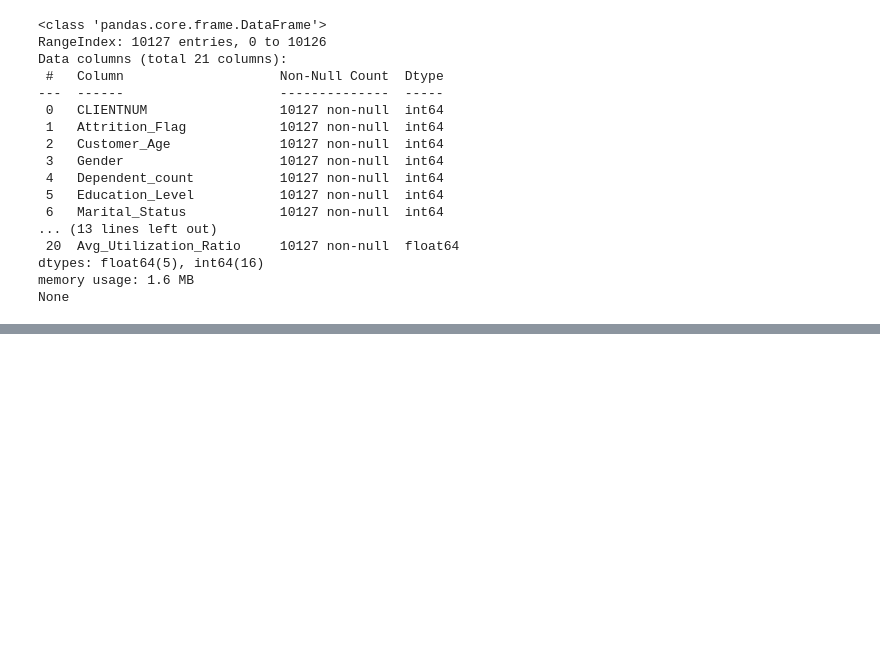
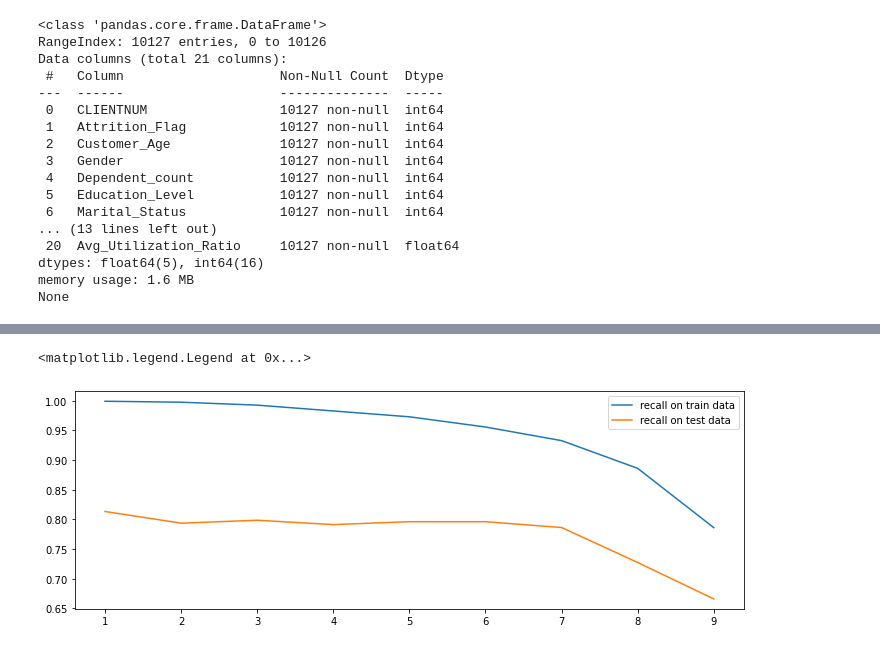
Before and after one commit to isidore-wong/Hayes-MachineLearning, a Jupyter notebook: code/03_Projects/04_Bank Customer Churn Prediction/RFC Prediction Optimized.ipynb, the cells around one changed output, grey strips where cells are left out. Saved outputs shown, nothing was run; the diff lists cells and outputs as text; code cells hidden in the pictures; blank space fills up the shorter version.

```diff
--- a/code/03_Projects/04_Bank Customer Churn Prediction/RFC Prediction Optimized.ipynb
+++ b/code/03_Projects/04_Bank Customer Churn Prediction/RFC Prediction Optimized.ipynb
@@ -88,0 +102,19 @@ for i in range(3, 25):
+# %%
+# retrain decision tree, exploring whether the max_depth has influence on model
+# y=1, class_weight=i, y=0, class_weight=10-i
+x_weight, test_weight, train_weight = [], [], []
+for i in range(1, 10):
+    rfc_weight = RandomForestClassifier(max_depth=12, class_weight={0:i, 1:10-i})
+    rfc_weight.fit(X_train, y_train)
+
+    train_weight += [recall_score(y_train, rfc_weight.predict(X_train))]
+    test_weight += [recall_score(y_test, rfc_weight.predict(X_test))]
+    x_weight += [i]
+
+plt.figure(figsize=(12, 4))
+plt.plot(x_weight, train_weight, label='recall on train data')
+plt.plot(x_weight, test_weight, label='recall on test data')
+plt.legend()
+# %% [output]
+<matplotlib.legend.Legend at 0x...>
+[figure, added]
```
Also changed, not shown: parts of 6 cells of this notebook.
